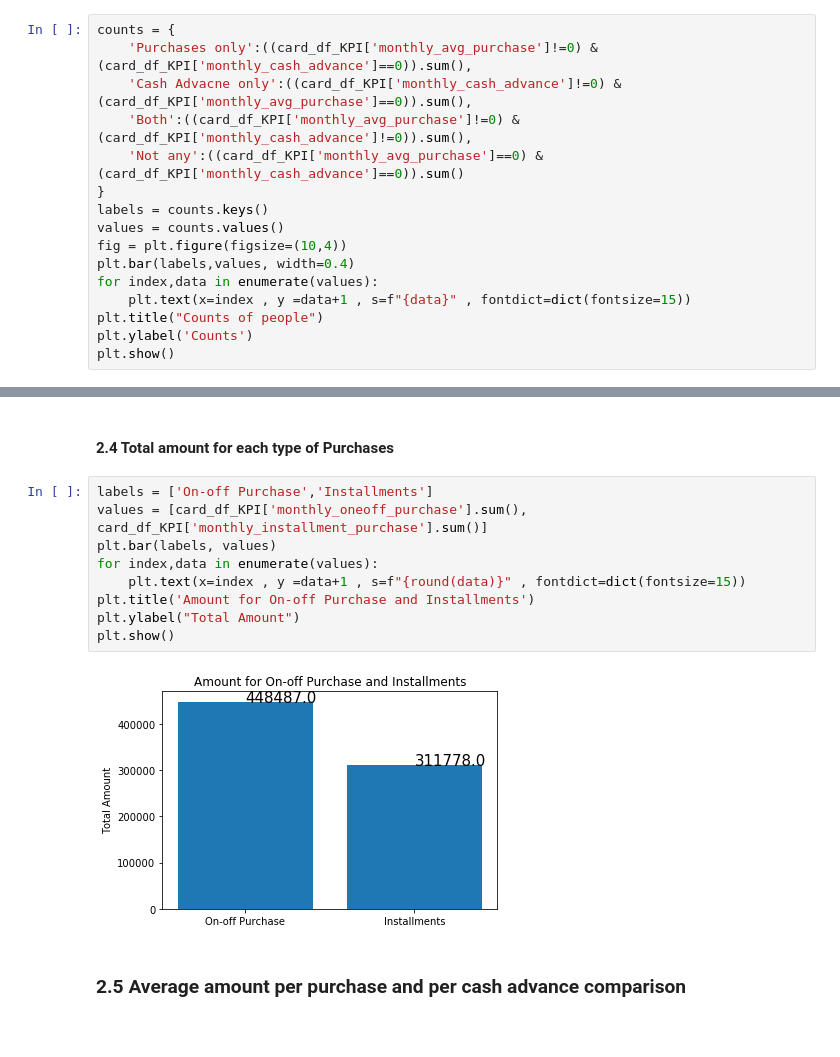
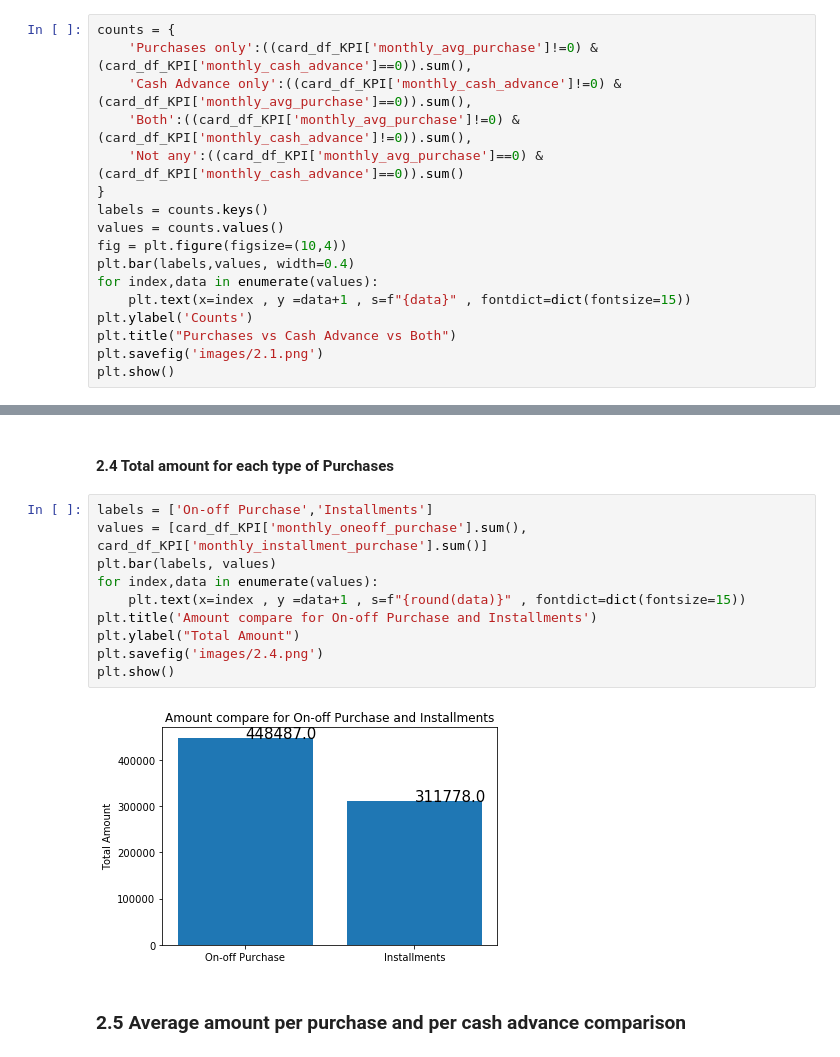
Before and after one commit to himesh2795/Credit-Card-Segmentation, a Jupyter notebook: Credit Card Segmentation.ipynb, the cells around one changed output, grey strips where cells are left out. Cells and saved outputs as stored; diff of their text form.

```diff
--- a/Credit Card Segmentation.ipynb
+++ b/Credit Card Segmentation.ipynb
@@ -255,7 +256,7 @@ card_df_KPI.head()
 # %%
 counts = {
     'Purchases only':((card_df_KPI['monthly_avg_purchase']!=0) & (card_df_KPI['monthly_cash_advance']==0)).sum(),
-    'Cash Advacne only':((card_df_KPI['monthly_cash_advance']!=0) & (card_df_KPI['monthly_avg_purchase']==0)).sum(),
+    'Cash Advance only':((card_df_KPI['monthly_cash_advance']!=0) & (card_df_KPI['monthly_avg_purchase']==0)).sum(),
     'Both':((card_df_KPI['monthly_avg_purchase']!=0) & (card_df_KPI['monthly_cash_advance']!=0)).sum(),
     'Not any':((card_df_KPI['monthly_avg_purchase']==0) & (card_df_KPI['monthly_cash_advance']==0)).sum()
 }
@@ -265,7 +266,8 @@ fig = plt.figure(figsize=(10,4))
 plt.bar(labels,values, width=0.4)
 for index,data in enumerate(values):
     plt.text(x=index , y =data+1 , s=f"{data}" , fontdict=dict(fontsize=15))
-plt.title("Counts of people")
 plt.ylabel('Counts')
+plt.title("Purchases vs Cash Advance vs Both")
+plt.savefig('images/2.1.png')
 plt.show()
 # %% [output]
@@ -310,14 +314,15 @@ plt.show()
 # %%
 labels = ['On-off Purchase','Installments']
 values = [card_df_KPI['monthly_oneoff_purchase'].sum(), card_df_KPI['monthly_installment_purchase'].sum()]
 plt.bar(labels, values)
 for index,data in enumerate(values):
     plt.text(x=index , y =data+1 , s=f"{round(data)}" , fontdict=dict(fontsize=15))
-plt.title('Amount for On-off Purchase and Installments')
+plt.title('Amount compare for On-off Purchase and Installments')
 plt.ylabel("Total Amount")
+plt.savefig('images/2.4.png')
 plt.show()
 # %% [output]
-[figure, old version]
+[figure, new version]
 # %% [markdown]
 ### 2.5 Average amount per purchase and per cash advance comparison
 # %%
```
Also changed, not shown: parts of 32 cells of this notebook.
